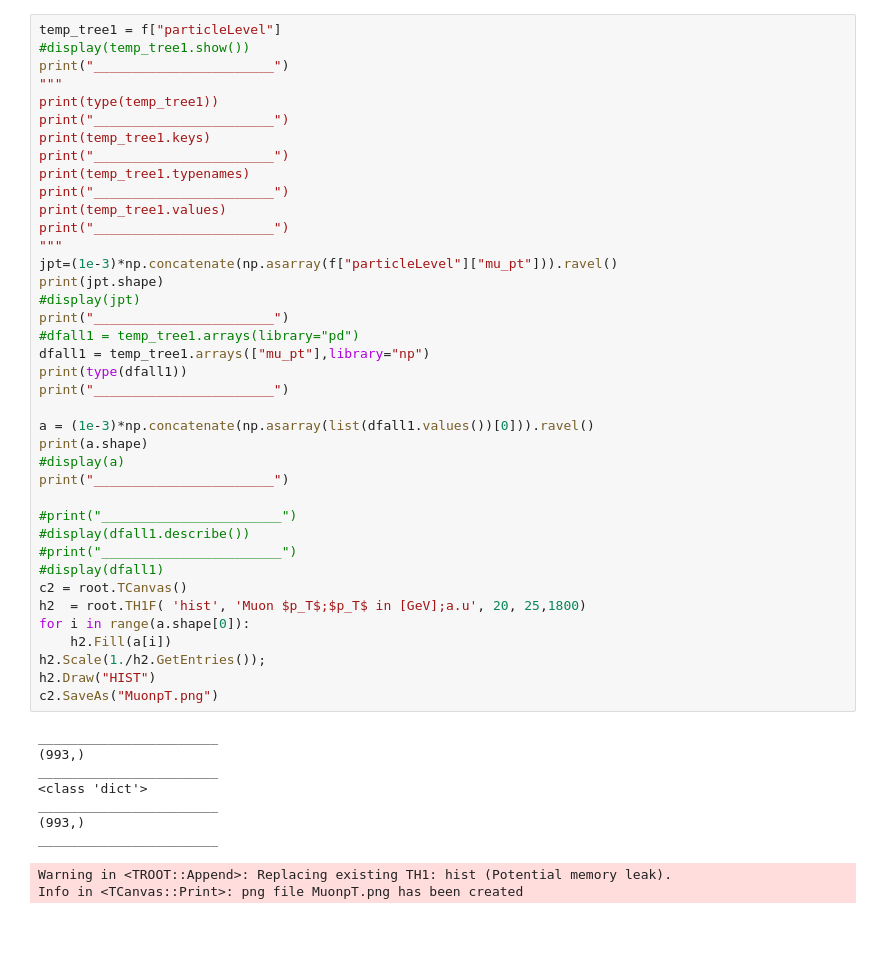
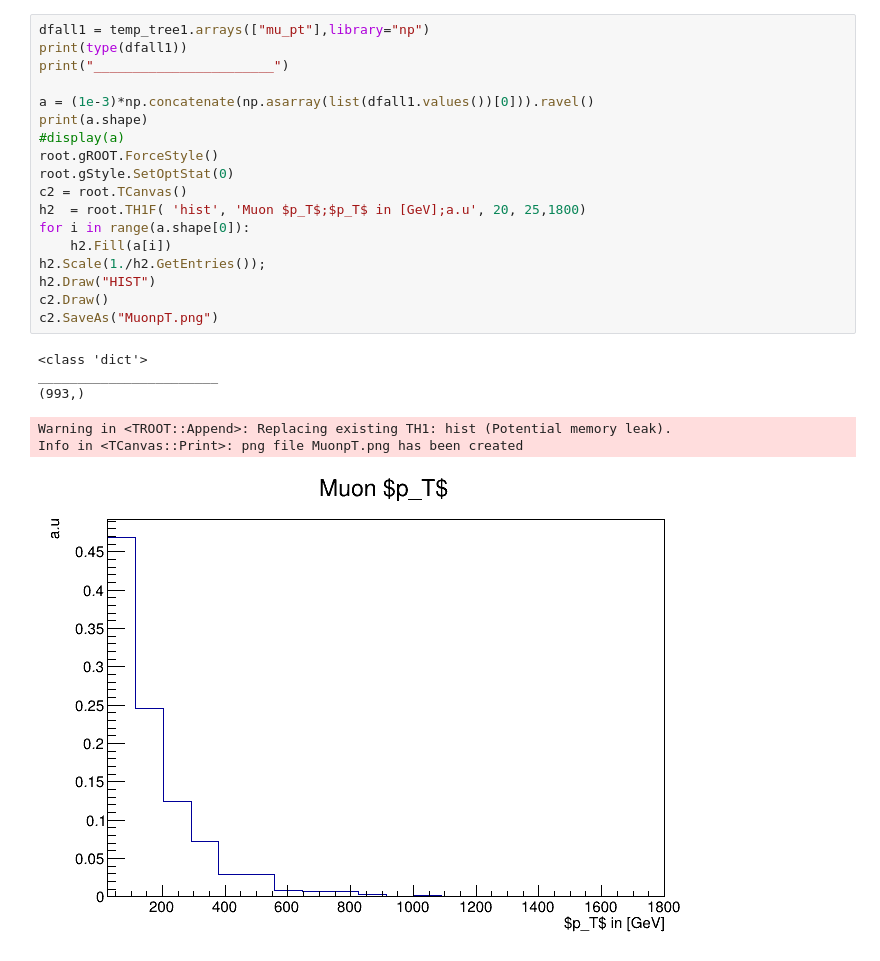
Before and after one commit to SAMMY0909/AnaTopOutputPlots, a Jupyter notebook: LQD_VALIDATION.ipynb, the cells around one changed output. Cells and saved outputs as stored; diff of their text form; blank space fills up the shorter version.

```diff
--- a/LQD_VALIDATION.ipynb
+++ b/LQD_VALIDATION.ipynb
@@ -241,49 +212,25 @@ Info in <TCanvas::Print>: png file ElpT.png has been created
 # %%
-temp_tree1 = f["particleLevel"]
-#display(temp_tree1.show())
-print("_______________________")
-"""
-print(type(temp_tree1))
-print("_______________________")
-print(temp_tree1.keys)
-print("_______________________")
-print(temp_tree1.typenames)
-print("_______________________")
-print(temp_tree1.values)
-print("_______________________")
-"""
-jpt=(1e-3)*np.concatenate(np.asarray(f["particleLevel"]["mu_pt"])).ravel()
-print(jpt.shape)
-#display(jpt)
-print("_______________________")
-#dfall1 = temp_tree1.arrays(library="pd")
 dfall1 = temp_tree1.arrays(["mu_pt"],library="np")
 print(type(dfall1))
 print("_______________________")
 
 a = (1e-3)*np.concatenate(np.asarray(list(dfall1.values())[0])).ravel()
 print(a.shape)
 #display(a)
-print("_______________________")
-
-#print("_______________________")
-#display(dfall1.describe())
-#print("_______________________")
-#display(dfall1)
+root.gROOT.ForceStyle()
+root.gStyle.SetOptStat(0)
 c2 = root.TCanvas()
 h2  = root.TH1F( 'hist', 'Muon $p_T$;$p_T$ in [GeV];a.u', 20, 25,1800)
 for i in range(a.shape[0]):
     h2.Fill(a[i])
 h2.Scale(1./h2.GetEntries());
 h2.Draw("HIST")
+c2.Draw()
 c2.SaveAs("MuonpT.png")
 # %% [output]
-_______________________
-(993,)
-_______________________
 <class 'dict'>
 _______________________
 (993,)
-_______________________
 Warning in <TROOT::Append>: Replacing existing TH1: hist (Potential memory leak).
 Info in <TCanvas::Print>: png file MuonpT.png has been created
+[figure, added]
```
Also changed, not shown: parts of 13 cells of this notebook.
